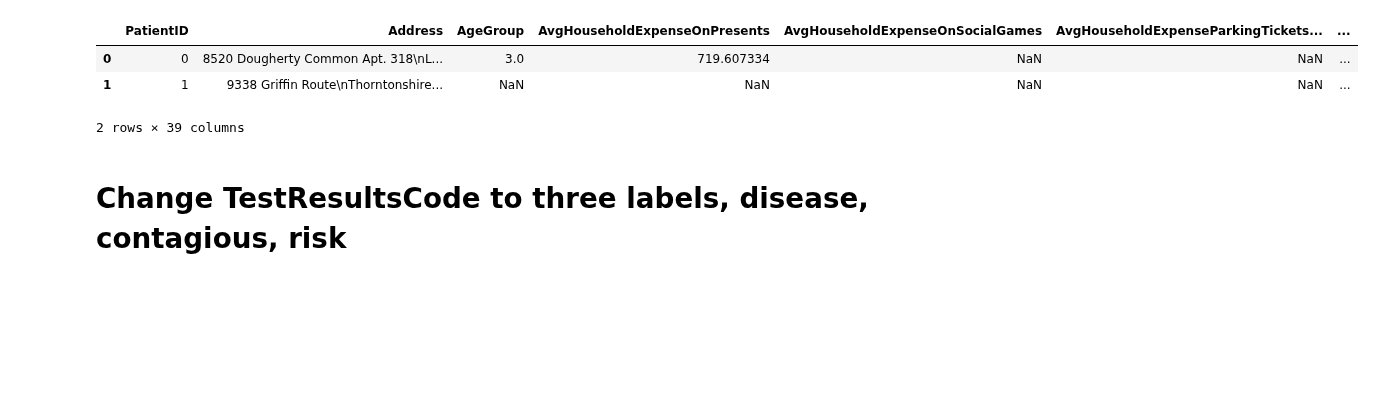
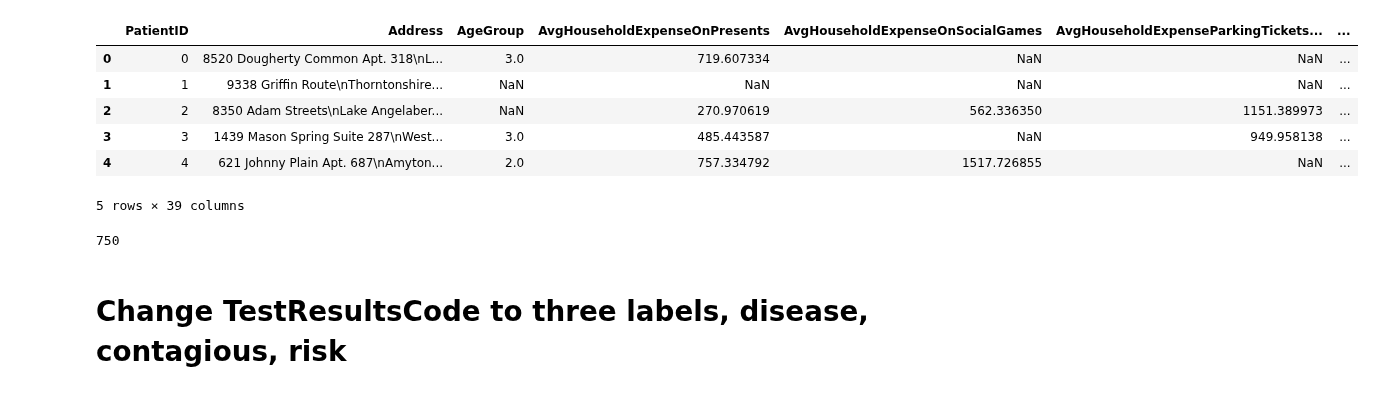
Before and after one commit to aka-sova/236756_Introduction_to_ML, a Jupyter notebook: hw2/wet_alex/data_exploration_virus.ipynb, the cells around one changed output. Saved outputs shown, nothing was run; the diff lists cells and outputs as text; code cells hidden in the pictures; blank space fills up the shorter version.

```diff
--- a/hw2/wet_alex/data_exploration_virus.ipynb
+++ b/hw2/wet_alex/data_exploration_virus.ipynb
@@ -11,9 +11,12 @@ import typing
 # %%
 df = pd.read_csv('virus_hw2.csv')
 # %%
-df.head(2)
+df.head()
 # %% [output]
 |  | PatientID | Address | AgeGroup | AvgHouseholdExpenseOnPresents | AvgHouseholdExpenseOnSocialGames | AvgHouseholdExpenseParkingTickets... | ... |
 | 0 | 0 | 8520 Dougherty Common Apt. 318\nL... | 3.0 | 719.607334 | NaN | NaN | ... |
 | 1 | 1 | 9338 Griffin Route\nThorntonshire... | NaN | NaN | NaN | NaN | ... |
+| 2 | 2 | 8350 Adam Streets\nLake Angelaber... | NaN | 270.970619 | 562.336350 | 1151.389973 | ... |
+| 3 | 3 | 1439 Mason Spring Suite 287\nWest... | 3.0 | 485.443587 | NaN | 949.958138 | ... |
+| 4 | 4 | 621 Johnny Plain Apt. 687\nAmyton... | 2.0 | 757.334792 | 1517.726855 | NaN | ... |
-2 rows × 39 columns
+5 rows × 39 columns
@@ -22,3 +23,8 @@ df=df.drop(columns=['PatientID', 'Address']) #utterly meaningless to disease dia
+# %%
+soc = [ item for item in df.AvgTimeOnStuding if item>0]
+len(soc)
+# %% [output]
+750
 # %% [markdown]
 # Change TestResultsCode to three labels, disease, contagious, risk
 # %%
```
Also changed, not shown: parts of 76 cells of this notebook.
